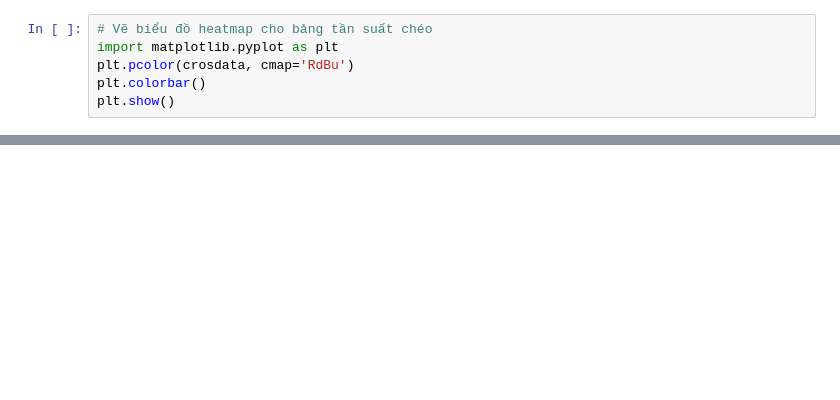
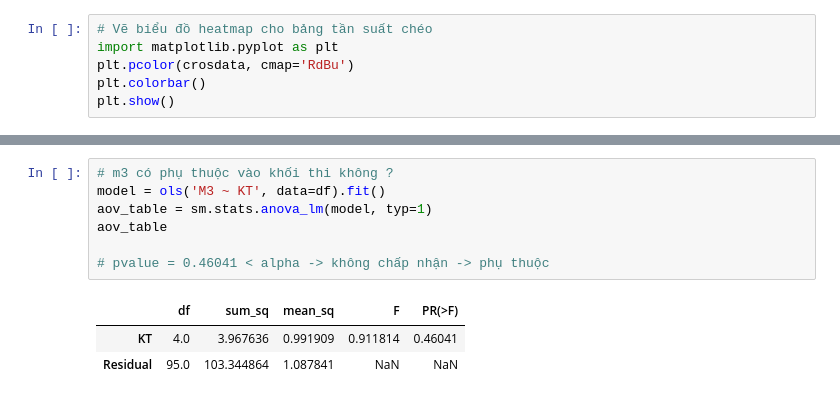
Before and after one commit to trgcghai/Code-data-1, a Jupyter notebook: tuan4.ipynb, the cells around one changed output, grey strips where cells are left out. Saved outputs shown, nothing was run; the diff lists cells and outputs as text; blank space fills up the shorter version.

```diff
--- a/tuan4.ipynb
+++ b/tuan4.ipynb
@@ -92 +262,12 @@ aov_table
+# %%
+# m3 có phụ thuộc vào khối thi không ?
+model = ols('M3 ~ KT', data=df).fit()
+aov_table = sm.stats.anova_lm(model, typ=1)
+aov_table
+
+# pvalue = 0.46041 < alpha -> không chấp nhận -> phụ thuộc
+# %% [output]
+|  | df | sum_sq | mean_sq | F | PR(>F) |
+| KT | 4.0 | 3.967636 | 0.991909 | 0.911814 | 0.46041 |
+| Residual | 95.0 | 103.344864 | 1.087841 | NaN | NaN |
 # %%
```
Also changed, not shown: parts of 33 cells of this notebook, 13 other files.
